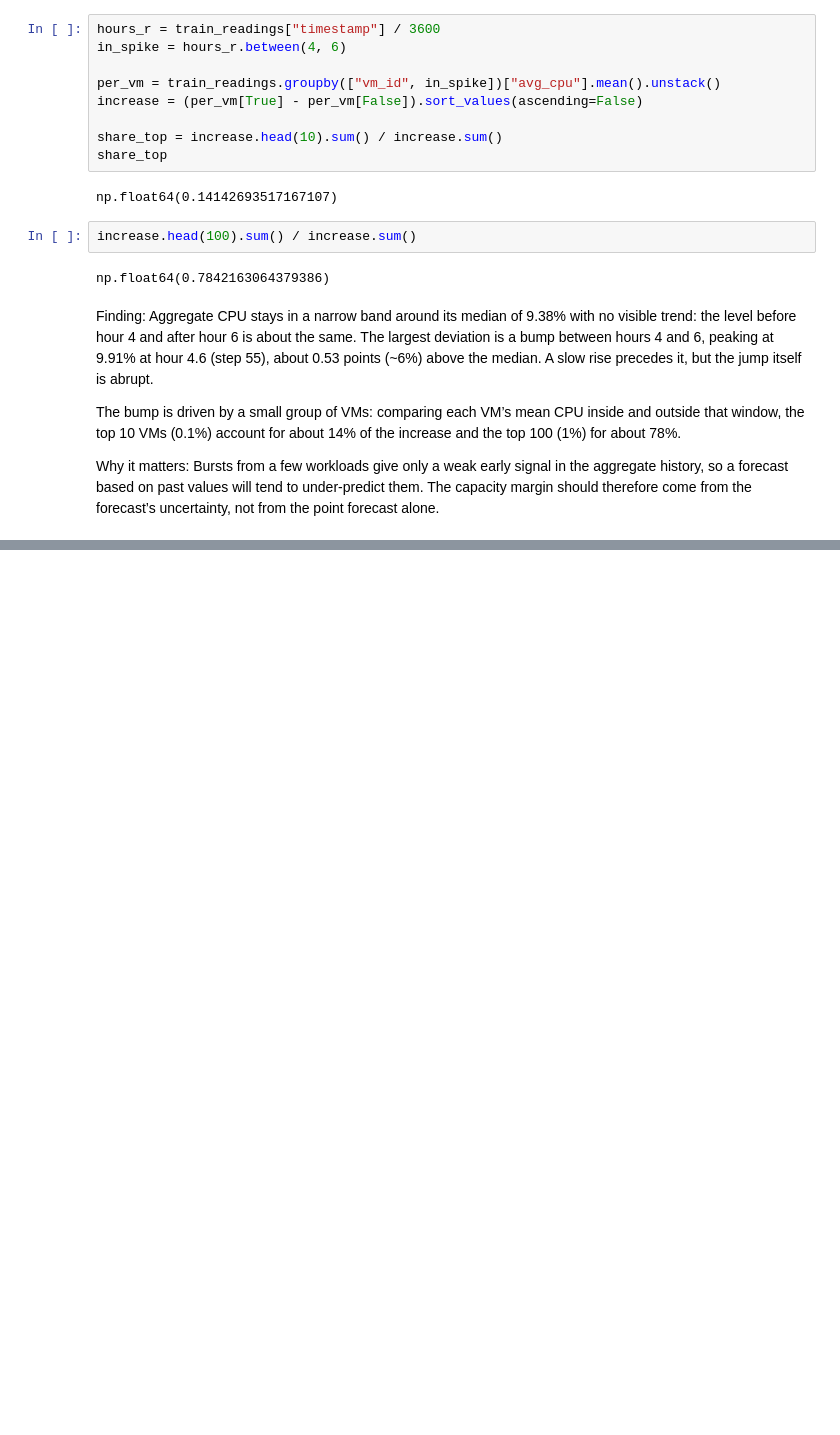
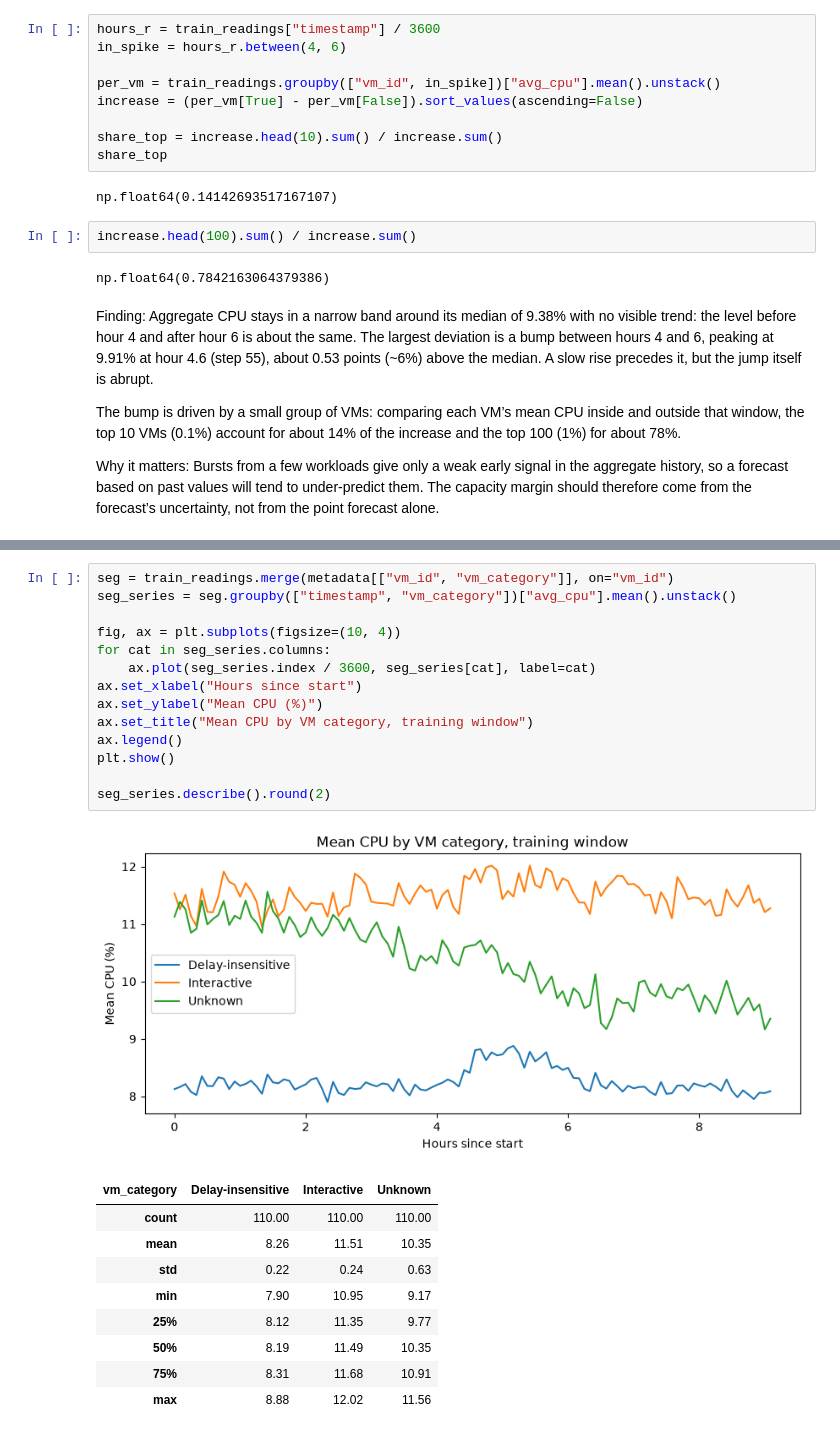
Before and after one commit to u230709018/forecasting-challenge, a Jupyter notebook: notebooks/02_eda.ipynb, the cells around one changed output, grey strips where cells are left out. Drawn from its saved outputs; the diff is of its cells as text; blank space fills up the shorter version.

```diff
--- a/notebooks/02_eda.ipynb
+++ b/notebooks/02_eda.ipynb
@@ -85,0 +157,25 @@ Why it matters: Bursts from a few workloads give only a weak early signal in the
+# %%
+seg = train_readings.merge(metadata[["vm_id", "vm_category"]], on="vm_id")
+seg_series = seg.groupby(["timestamp", "vm_category"])["avg_cpu"].mean().unstack()
+
+fig, ax = plt.subplots(figsize=(10, 4))
+for cat in seg_series.columns:
+    ax.plot(seg_series.index / 3600, seg_series[cat], label=cat)
+ax.set_xlabel("Hours since start")
+ax.set_ylabel("Mean CPU (%)")
+ax.set_title("Mean CPU by VM category, training window")
+ax.legend()
+plt.show()
+
+seg_series.describe().round(2)
+# %% [output]
+[figure, added]
+| vm_category | Delay-insensitive | Interactive | Unknown |
+| count | 110.00 | 110.00 | 110.00 |
+| mean | 8.26 | 11.51 | 10.35 |
+| std | 0.22 | 0.24 | 0.63 |
+| min | 7.90 | 10.95 | 9.17 |
+| 25% | 8.12 | 11.35 | 9.77 |
+| 50% | 8.19 | 11.49 | 10.35 |
+| 75% | 8.31 | 11.68 | 10.91 |
+| max | 8.88 | 12.02 | 11.56 |
```
Also changed, not shown: parts of 9 cells of this notebook, 2 other files.
